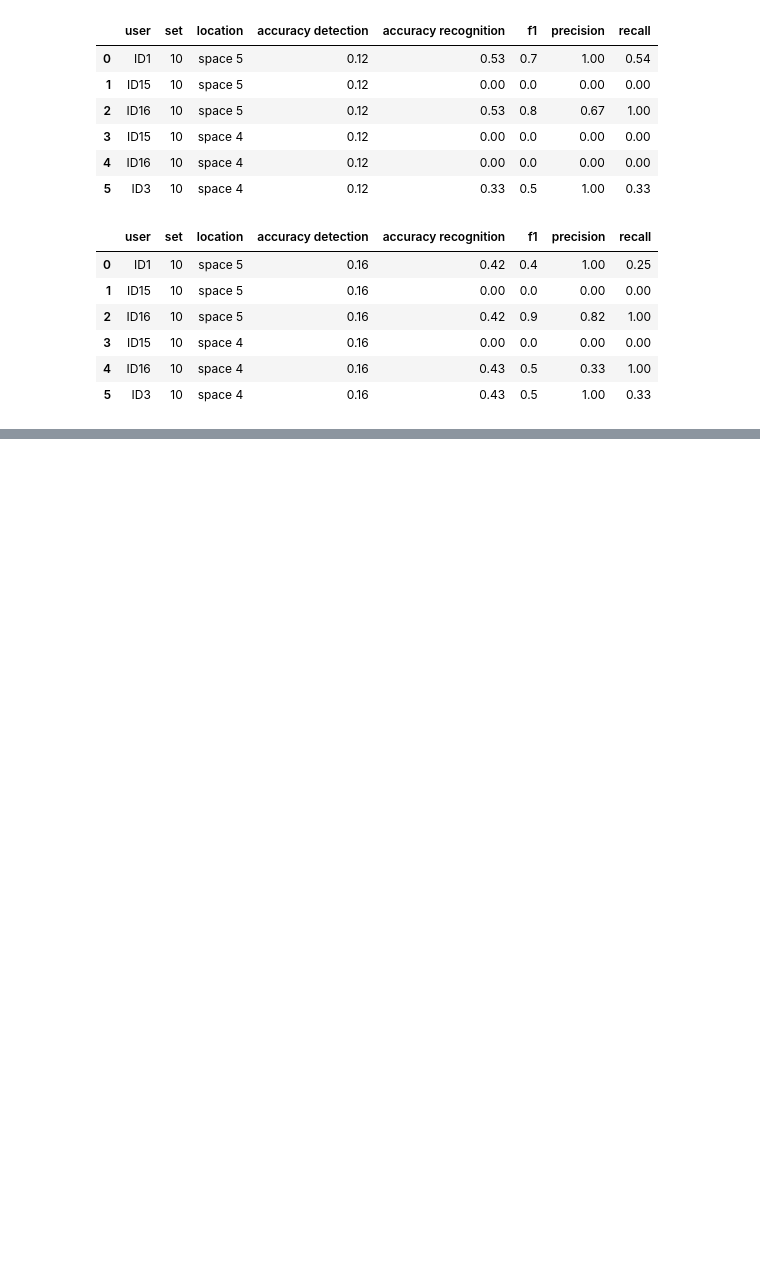
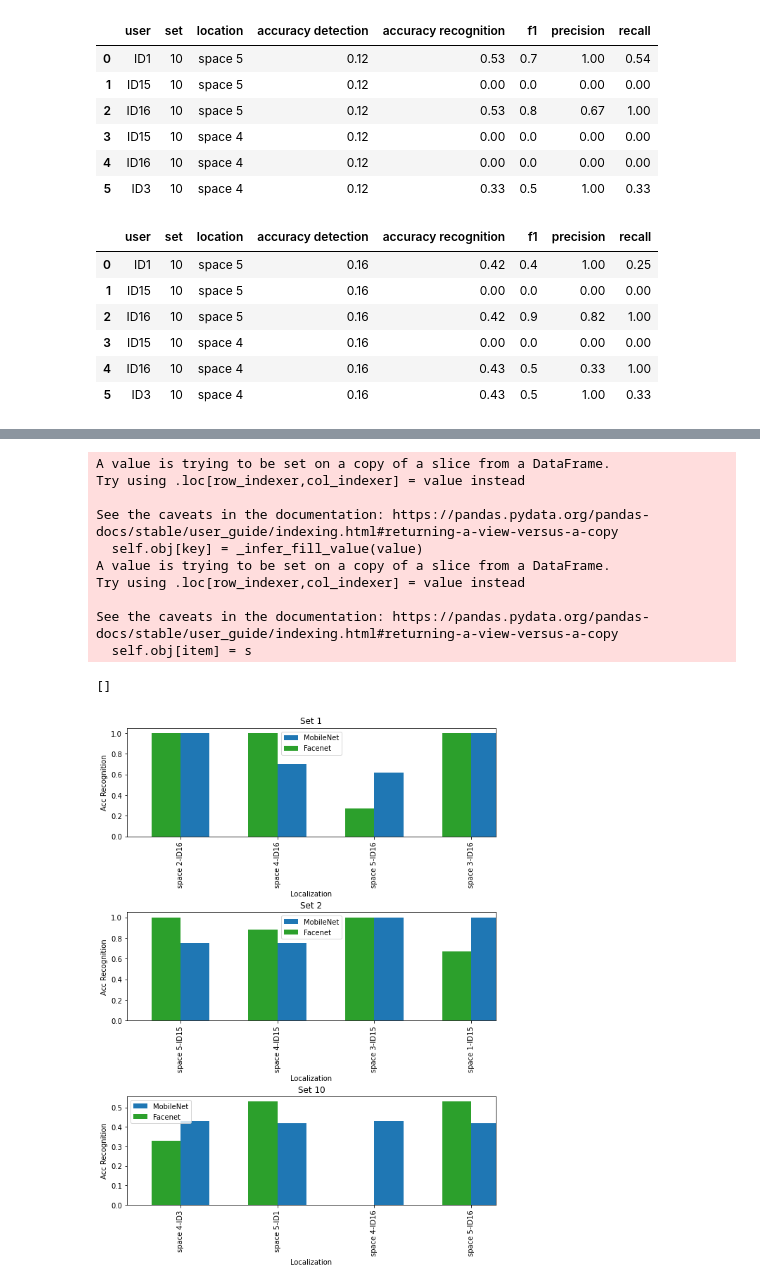
Before and after one commit to fabriciotorquato/person-re-identification, a Jupyter notebook: src/ploter/results.ipynb, the cells around one changed output, grey strips where cells are left out. Cells and saved outputs as stored; diff of their text form; code cells hidden in the pictures; blank space fills up the shorter version.

```diff
--- a/src/ploter/results.ipynb
+++ b/src/ploter/results.ipynb
@@ -229,0 +119,56 @@ axs[2].legend(["MobileNet", "Facenet"])
+# %%
+
+def plot_chart(axis_y,ax,idx,ylabel,title):
+
+  set_plot_mobile = mobilenet_data[idx][['user','location',axis_y]]
+  set_plot_facenet = facenet_data[idx][['user','location',axis_y]]
+
+  set_plot_mobile.loc[:,"period"] = ['-'.join(i) for i in zip(set_plot_mobile["location"].map(str),set_plot_mobile["user"])]
+  set_plot_facenet.loc[:,"period"] = ['-'.join(i) for i in zip(set_plot_facenet["location"].map(str),set_plot_facenet["user"])]
+
+  set_plot_mobile = set_plot_mobile.drop(['user','location'],axis=1)
+  set_plot_facenet = set_plot_facenet.drop(['user','location'],axis=1)
+
+  set_plot_mobile.index = set_plot_mobile["period"]
+  set_plot_facenet.index = set_plot_facenet["period"]
+
+  x = list(set(set_plot_facenet[set_plot_facenet[axis_y]>0]["period"].append(set_plot_mobile[set_plot_mobile[axis_y]>0]['period']).values))
+  set_plot_mobile = set_plot_mobile.reindex(x, fill_value=0)
+  set_plot_facenet = set_plot_facenet.reindex(x, fill_value=0)
+
+  set_plot_mobile.plot(y=axis_y, kind="bar", ax=ax ,position=0, width=0.3)
+  set_plot_facenet.plot(y=axis_y, kind="bar",  ax=ax , color="C2", position=1, width=0.3)
+
+  ax.set_xlabel("Localization")
+  ax.set_ylabel(ylabel)
+  ax.set_title(title)
+  ax.legend(["MobileNet", "Facenet"])
+
+  return ax
+# %%
+fig, axs = plt.subplots(3,figsize=(8, 10))
+fig.tight_layout()
+
+axs[0] = plot_chart('accuracy recognition',axs[0],0,"Acc Recognition","Set 1")
+plt.subplots_adjust(hspace = .7)
+
+axs[1] = plot_chart('accuracy recognition',axs[1],1,"Acc Recognition","Set 2")
+plt.subplots_adjust(hspace = .7)
+
+axs[2] = plot_chart('accuracy recognition',axs[2],2,"Acc Recognition","Set 10")
+plt.subplots_adjust(hspace = .7)
+
+plt.plot()
+# %% [output]
+A value is trying to be set on a copy of a slice from a DataFrame.
+Try using .loc[row_indexer,col_indexer] = value instead
+
+See the caveats in the documentation: https://pandas.pydata.org/pandas-docs/stable/user_guide/indexing.html#returning-a-view-versus-a-copy
+  self.obj[key] = _infer_fill_value(value)
+A value is trying to be set on a copy of a slice from a DataFrame.
+Try using .loc[row_indexer,col_indexer] = value instead
+
+See the caveats in the documentation: https://pandas.pydata.org/pandas-docs/stable/user_guide/indexing.html#returning-a-view-versus-a-copy
+  self.obj[item] = s
+[]
+[figure, added]
```
Also changed, not shown: parts of 10 cells of this notebook.
